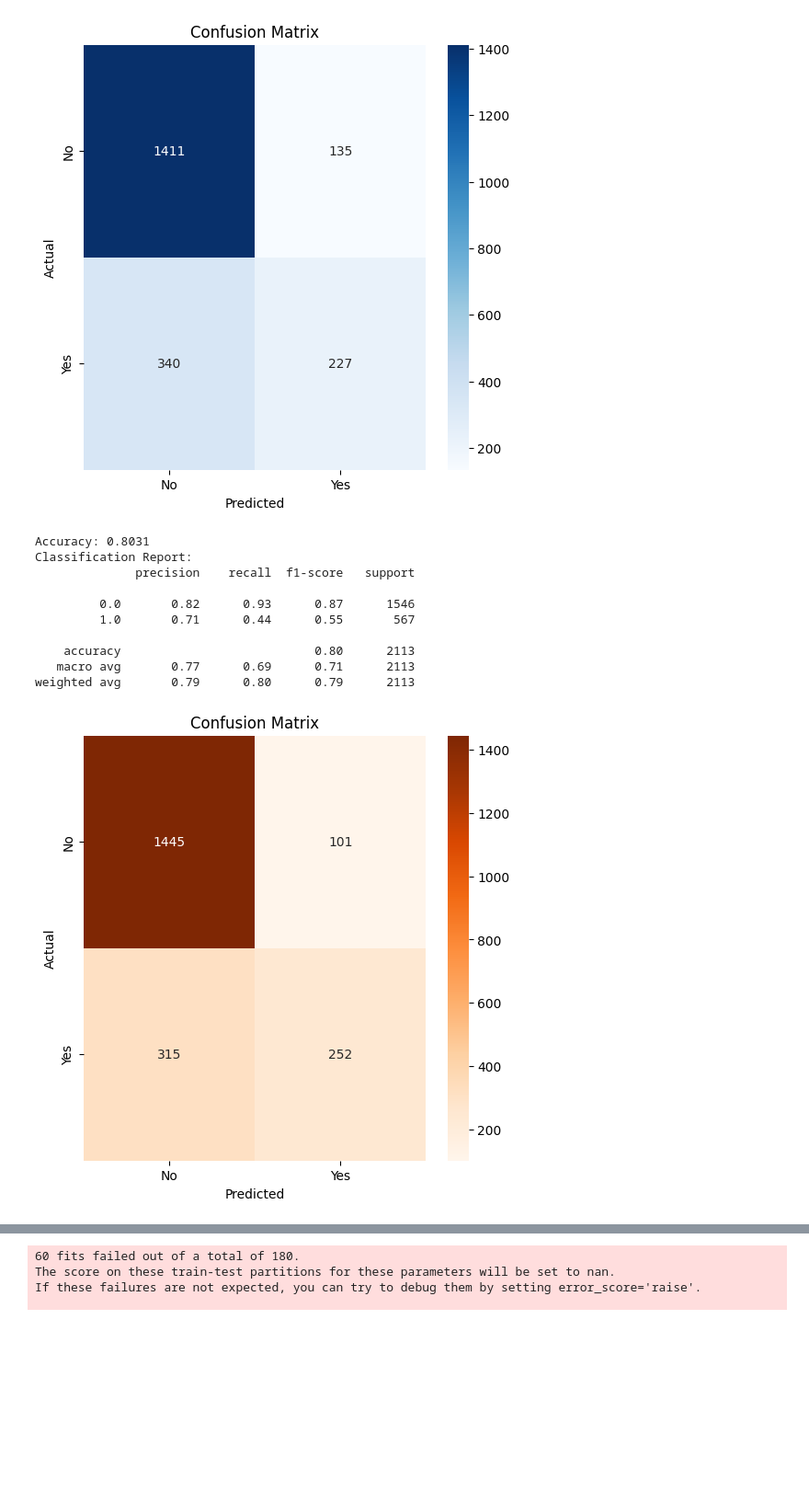
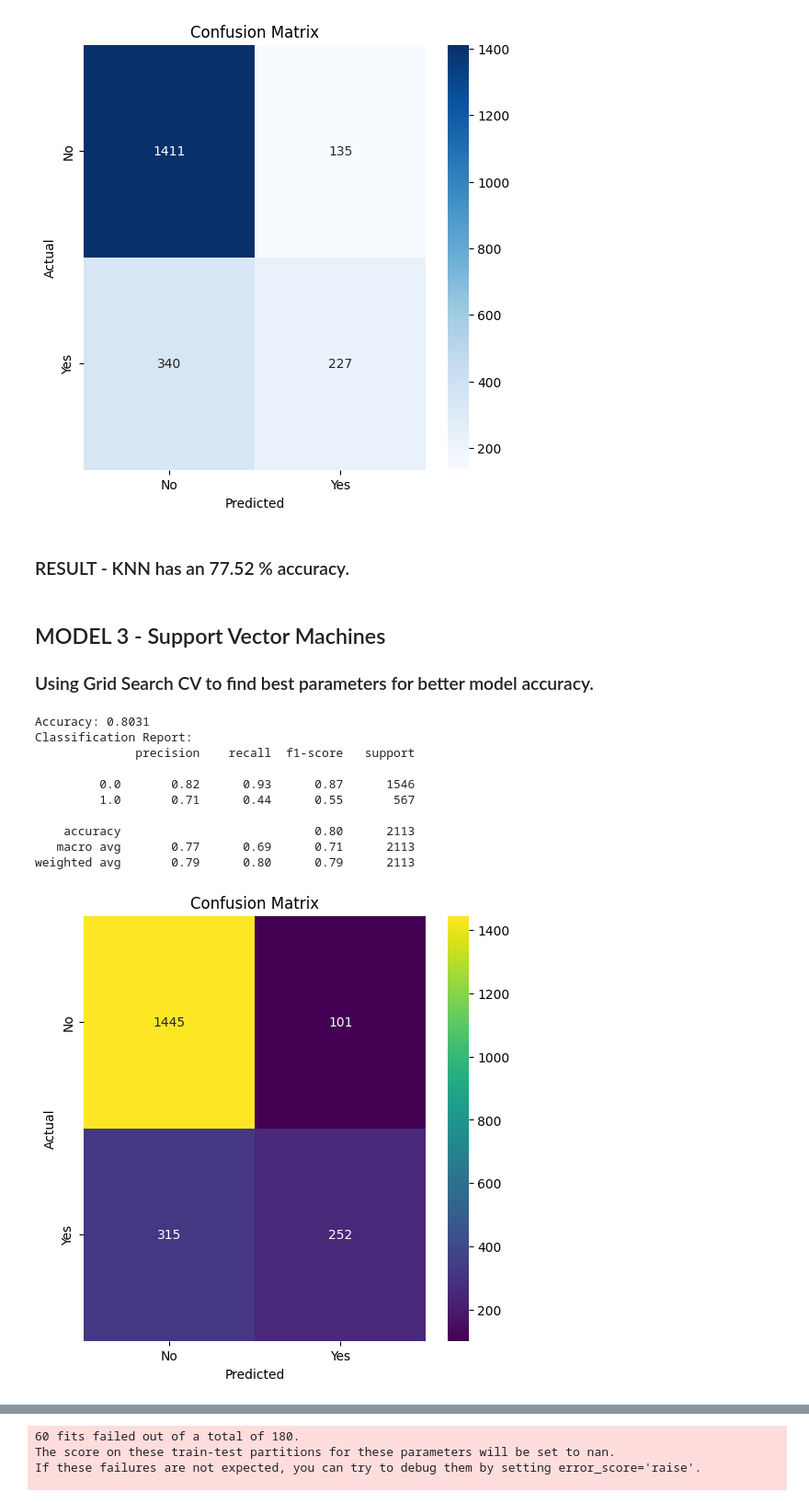
Before and after one commit to Gitika-26/TelecomChurnPredictionandAnalysis, a Jupyter notebook: Telecom_Churn.ipynb, the cells around one changed output, grey strips where cells are left out. Shown at 92% size. Cells and saved outputs as stored; diff of their text form; code cells hidden in the pictures; blank space fills up the shorter version.

```diff
--- a/Telecom_Churn.ipynb
+++ b/Telecom_Churn.ipynb
@@ -451,6 +458,11 @@ Classification Report:
    macro avg       0.72      0.66      0.67      2113
 weighted avg       0.76      0.78      0.76      2113
 [figure]
+# %% [markdown]
+### RESULT - KNN has an 77.52 % accuracy.
+# %% [markdown]
+## MODEL 3 - Support Vector Machines
+### Using Grid Search CV to find best parameters for better model accuracy.
 # %%
 #Model-3 - Support Vector Classifier
 svc = SVC()
@@ -473,16 +485,16 @@ print("Best parameters found: ", grid_search.best_params_)
 print("Best cross-validation accuracy: {:.2f}".format(grid_search.best_score_))
 # %%
 svc=SVC(C=10000)
-report_model(svc,'Oranges')
+report_model(svc,'viridis')
 # %% [output]
 Accuracy: 0.8031
 Classification Report:
               precision    recall  f1-score   support
 
          0.0       0.82      0.93      0.87      1546
          1.0       0.71      0.44      0.55       567
 
     accuracy                           0.80      2113
    macro avg       0.77      0.69      0.71      2113
 weighted avg       0.79      0.80      0.79      2113
-[figure, old version]
+[figure, new version]
```
Also changed, not shown: parts of 57 cells of this notebook.
